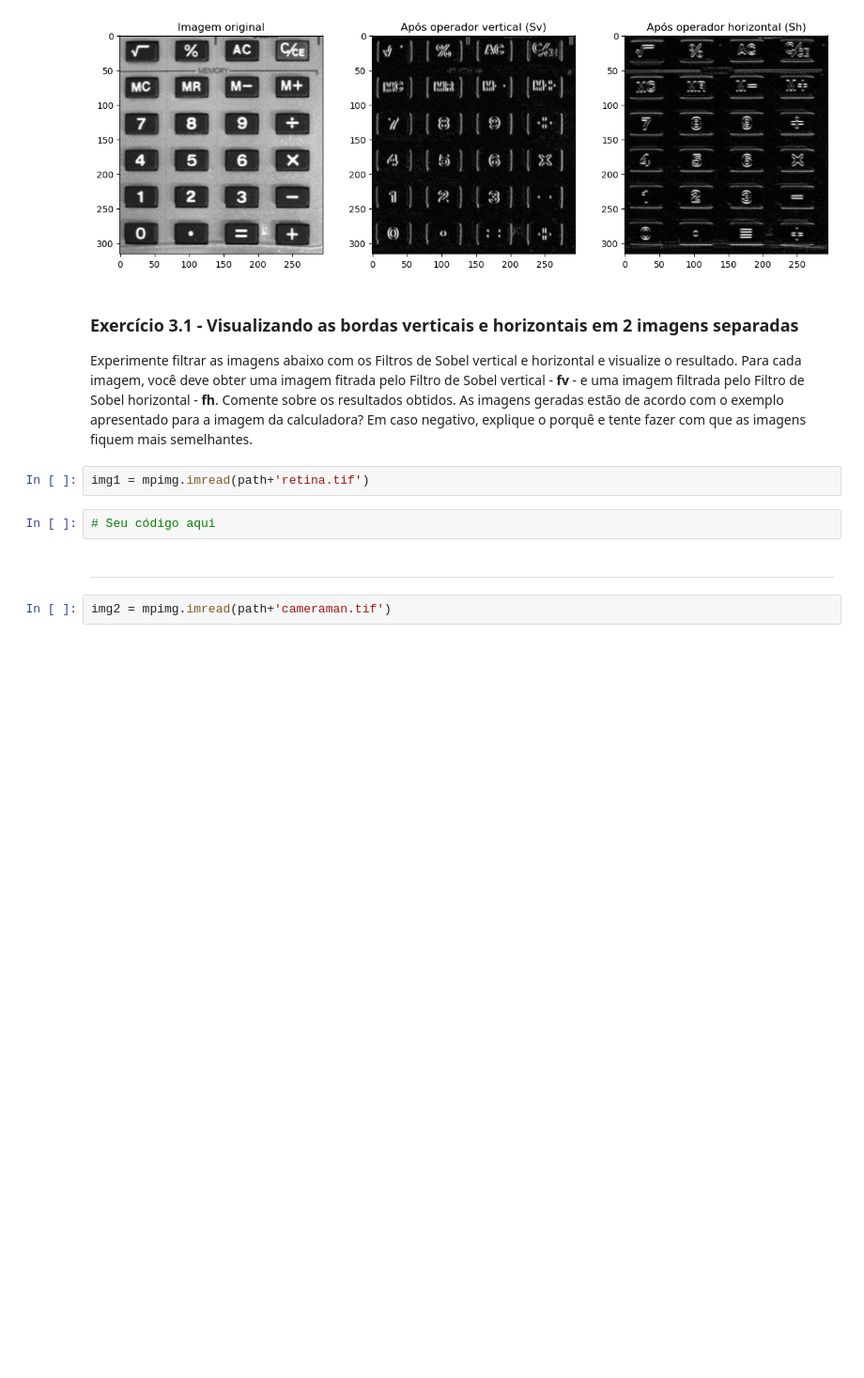
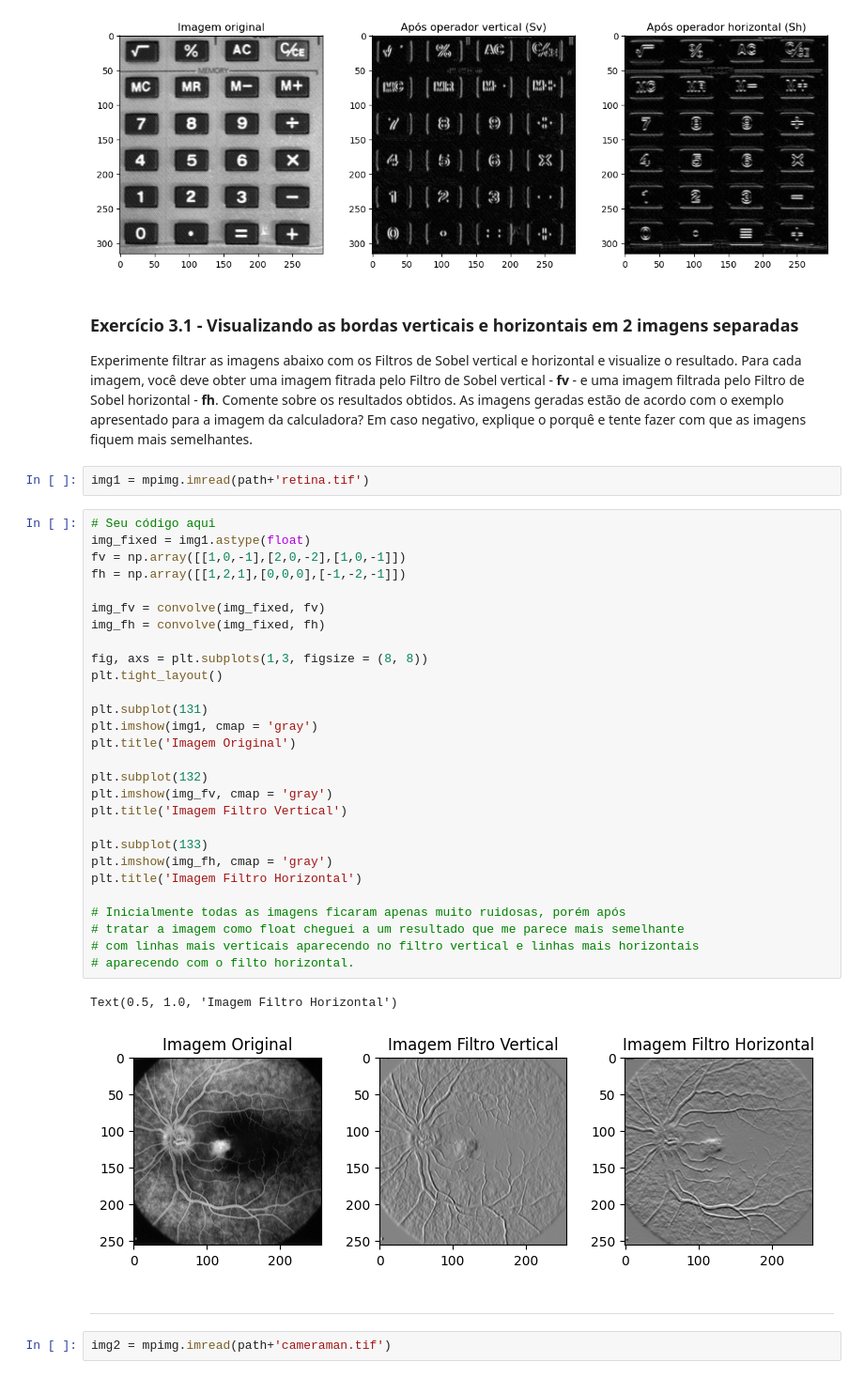
Before and after one commit to UNICAMP-EA979/2026s1-pi04-filtragem-bizzome, a Jupyter notebook: Atividade.ipynb, the cells around one changed output. Shown at 94% size. Saved outputs shown, nothing was run; the diff lists cells and outputs as text; blank space fills up the shorter version.

```diff
--- a/Atividade.ipynb
+++ b/Atividade.ipynb
@@ -266,8 +266,37 @@ Text(0.5, 1.0, 'Após operador horizontal (Sh)')
 Experimente filtrar as imagens abaixo com os Filtros de Sobel vertical e horizontal e visualize o resultado. Para cada imagem, você deve obter uma imagem fitrada pelo Filtro de Sobel vertical - **fv** - e uma imagem filtrada pelo Filtro de Sobel horizontal - **fh**. Comente sobre os resultados obtidos. As imagens geradas estão de acordo com o exemplo apresentado para a imagem da calculadora? Em caso negativo, explique o porquê e tente fazer com que as imagens fiquem mais semelhantes.
 # %%
 img1 = mpimg.imread(path+'retina.tif')
-# %%
-# Seu código aqui
+# %%
+# Seu código aqui
+img_fixed = img1.astype(float)
+fv = np.array([[1,0,-1],[2,0,-2],[1,0,-1]])
+fh = np.array([[1,2,1],[0,0,0],[-1,-2,-1]])
+
+img_fv = convolve(img_fixed, fv)
+img_fh = convolve(img_fixed, fh)
+
+fig, axs = plt.subplots(1,3, figsize = (8, 8))
+plt.tight_layout()
+
+plt.subplot(131)
+plt.imshow(img1, cmap = 'gray')
+plt.title('Imagem Original')
+
+plt.subplot(132)
+plt.imshow(img_fv, cmap = 'gray')
+plt.title('Imagem Filtro Vertical')
+
+plt.subplot(133)
+plt.imshow(img_fh, cmap = 'gray')
+plt.title('Imagem Filtro Horizontal')
+
+# Inicialmente todas as imagens ficaram apenas muito ruidosas, porém após
+# tratar a imagem como float cheguei a um resultado que me parece mais semelhante
+# com linhas mais verticais aparecendo no filtro vertical e linhas mais horizontais
+# aparecendo com o filto horizontal.
+# %% [output]
+Text(0.5, 1.0, 'Imagem Filtro Horizontal')
+[figure, added]
 # %% [markdown]
 ---
 # %%
```
Also changed, not shown: parts of 2 cells of this notebook.
